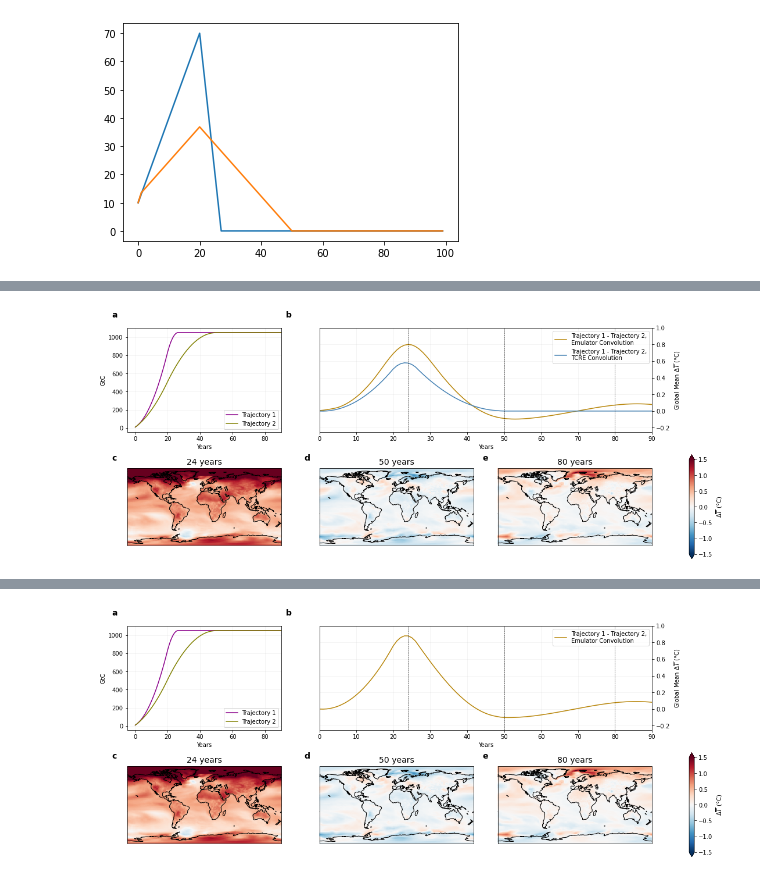
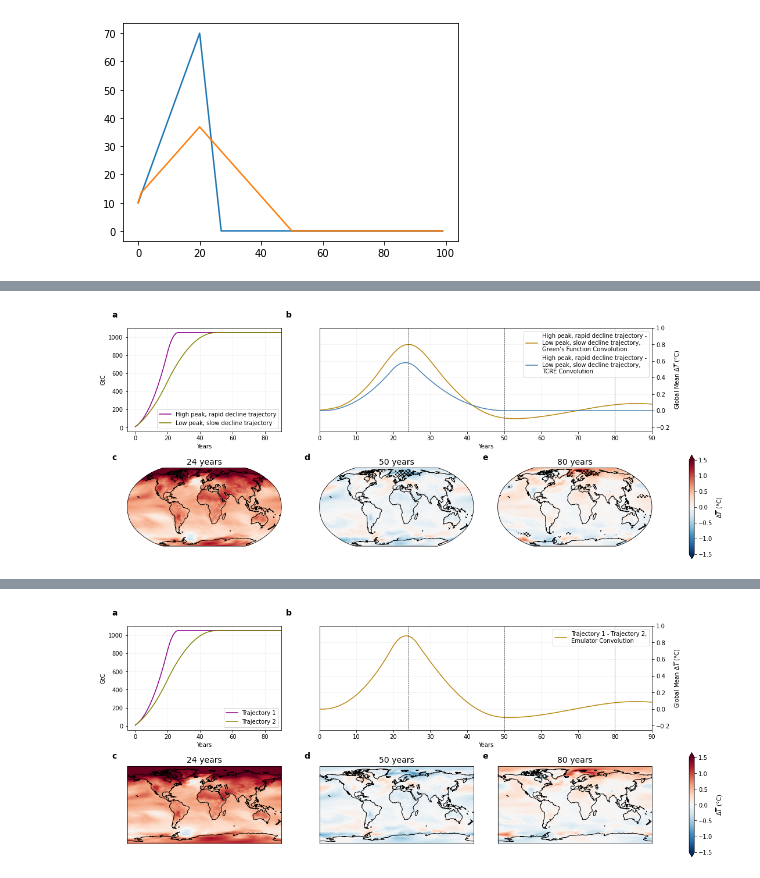
Before and after one commit to lfreese/CO2_greens, a Jupyter notebook: 6_scenarios.ipynb, the cells around one changed output, grey strips where cells are left out. Saved outputs shown, nothing was run; the diff lists cells and outputs as text; code cells hidden in the pictures.

Commit message:
changed figure 2 for paper, updated terminology in figures to Greens functions

```diff
--- a/6_scenarios.ipynb
+++ b/6_scenarios.ipynb
@@ -556,13 +556,27 @@ Wall time: 3.71 s
 # %%
 TCRE = RTCRE.weighted(A).mean(dim = ['lat','lon'])['__xarray_dataarray_variable__']
+# %%
+## hatch where we don't trust in the 1pct-1000pgc case
+num_std = 1
+plus_std = ds_dif['tas'].weighted(model_weights).mean(dim = 'model') + num_std*ds_dif['tas'].weighted(model_weights).std(dim = 'model')
+minus_std = ds_dif['tas'].weighted(model_weights).mean(dim = 'model') - num_std*ds_dif['tas'].weighted(model_weights).std(dim = 'model')
+ds_compare = conv_ds.weighted(model_weights).mean(dim = 'model').mean(dim = 'pulse_type')
+
+hatching = {}
+yr_dif = 5
+for t in [24, 50, 80]:
+    hatching[t] = ((ds_compare.sel(s = slice(t-yr_dif, t+yr_dif)).mean(dim = 's') >
+                 minus_std.sel(s = slice(t-yr_dif, t+yr_dif)).mean(dim = 's')) &
+                (ds_compare.sel(s = slice(t-yr_dif, t+yr_dif)).mean(dim = 's') <
+                 plus_std.sel(s = slice(t-yr_dif, t+yr_dif)).mean(dim = 's')))
 # %%
 fig = plt.figure(figsize = [15,6], constrained_layout = True)
 gs = GridSpec(2,3, figure = fig)
 TCRE = G_ds.weighted(A).mean(dim = ['lat','lon']).mean(dim = 'pulse_type').sel(s = slice(0,70)).weighted(model_weights).mean(dim = 'model').mean().values
 ####### cumulative emissions ########
 ax1 = fig.add_subplot(gs[0,0])
-ax1.plot(np.cumsum(sudden_decrease), label = 'Trajectory 1', color = 'darkmagenta')
-ax1.plot(np.cumsum(slow_decrease), label = 'Trajectory 2', color = 'olive')
+ax1.plot(np.cumsum(sudden_decrease), label = 'High peak, rapid decline trajectory', color = 'darkmagenta')
+ax1.plot(np.cumsum(slow_decrease), label = 'Low peak, slow decline trajectory', color = 'olive')
 ax1.set_ylabel('GtC')
 ax1.set_xlabel('Years')
 ax1.grid(alpha = 0.15)
@@ -570,9 +584,9 @@ ax1.legend()
 ax1.set_xlim(None, 90)
 ####### global mean ############
 ax2 = fig.add_subplot(gs[0,1:])
-((conv_sudden.rolling(s = 10, min_periods = 1, center = True).mean('s')-conv_slow.rolling(s = 10, min_periods = 1, center = True).mean('s'))).mean(dim = ['lat','lon']).plot(ax = ax2, label = 'Trajectory 1 - Trajectory 2,\nEmulator Convolution', color = 'darkgoldenrod')
+((conv_sudden.rolling(s = 10, min_periods = 1, center = True).mean('s')-conv_slow.rolling(s = 10, min_periods = 1, center = True).mean('s'))).mean(dim = ['lat','lon']).plot(ax = ax2, label = 'High peak, rapid decline trajectory -\nLow peak, slow decline trajectory,\nGreen\'s Function Convolution', color = 'darkgoldenrod')
 #ax2.fill_between(np.arange(0,340),((conv_sudden-conv_slow)).mean(dim = ['lat','lon']).roll(s = -5), ((conv_sudden-conv_slow)).mean(dim = ['lat','lon']).roll(s = 5), alpha = .1, color = 'darkgoldenrod')
-ax2.plot(np.cumsum((sudden_decrease -slow_decrease)*TCRE), label = 'Trajectory 1 - Trajectory 2,\nTCRE Convolution', color = 'steelblue')
+ax2.plot(np.cumsum((sudden_decrease -slow_decrease)*TCRE), label = 'High peak, rapid decline trajectory -\nLow peak, slow decline trajectory,\nTCRE Convolution', color = 'steelblue')
 
 ax2.axvline(24, linestyle = '--', color = 'k', linewidth = .6)
 ax2.axvline(50, linestyle = '--', color = 'k', linewidth = .6)
@@ -588,35 +602,42 @@ ax2.grid(alpha = 0.15)
 ax2.legend()
 ####### Maps ###########
 
-ax3 = fig.add_subplot(gs[1,0], projection = ccrs.PlateCarree())
-ax4 = fig.add_subplot(gs[1,1], projection = ccrs.PlateCarree())
-ax5 = fig.add_subplot(gs[1,2], projection = ccrs.PlateCarree())
+ax3 = fig.add_subplot(gs[1,0], projection = ccrs.Robinson())
+ax4 = fig.add_subplot(gs[1,1], projection = ccrs.Robinson())
+ax5 = fig.add_subplot(gs[1,2], projection = ccrs.Robinson())
 cbar_arg = {24:None, 50:None, 80:{'label':'$\Delta \overline{T}$ ($\degree$C)'}}
 cmap = mpl.cm.RdBu_r
 levels = np.arange(-2,2)
 vmin = -1.5
 vmax = 1.5
 ##contours of convolution-1pct difference
 for t, ax in zip(cbar_arg.keys(),[ax3, ax4, ax5]):
     if ax == ax3 or ax == ax4:
         add_cbar = False
     elif ax == ax5:
         add_cbar = True
     (conv_sudden-conv_slow).sel(s = slice(t-5, t+5)).mean(dim = 's').plot(ax = ax,
                                                               cmap = cmap, vmin = vmin, vmax = vmax, extend = 'both',
                                                               add_colorbar = add_cbar, cbar_kwargs= cbar_arg[t],
                                                               transform = ccrs.PlateCarree())
 
     ##hatching for locations where convolution falls within 1std
+    cs = hatching[t].sel(experiment = '1000gtc').plot.contourf(ax = ax, hatches = ['xxxx', ''], levels = 3, colors = 'none', transform = ccrs.PlateCarree(), add_colorbar = False)
+    for i, collection in enumerate(cs.collections):
+        collection.set_edgecolor('black')
+    for collection in cs.collections:
+        collection.set_linewidth(0.)
+
+
     ax.coastlines()
     ax.set_title(f'{t} years', fontsize = 14)
 
 #subplot labels, a, b, c, d
 alpha_labels = iter(alphabet)
 for ax in [ax1, ax2, ax3, ax4, ax5]:
     label = next(alpha_labels)
     ax.text(x = -0.1, y = 1.1, s = label, transform=ax.transAxes, fontweight="bold", fontsize = 14)
 
 plt.savefig('figures/paper/figure4_example_emissions.png', dpi = 350, bbox_inches = 'tight')
 # %% [output]
-[figure, old version]
+[figure, new version]
```
Also changed, not shown: parts of 5 cells of this notebook, 9 other files.
